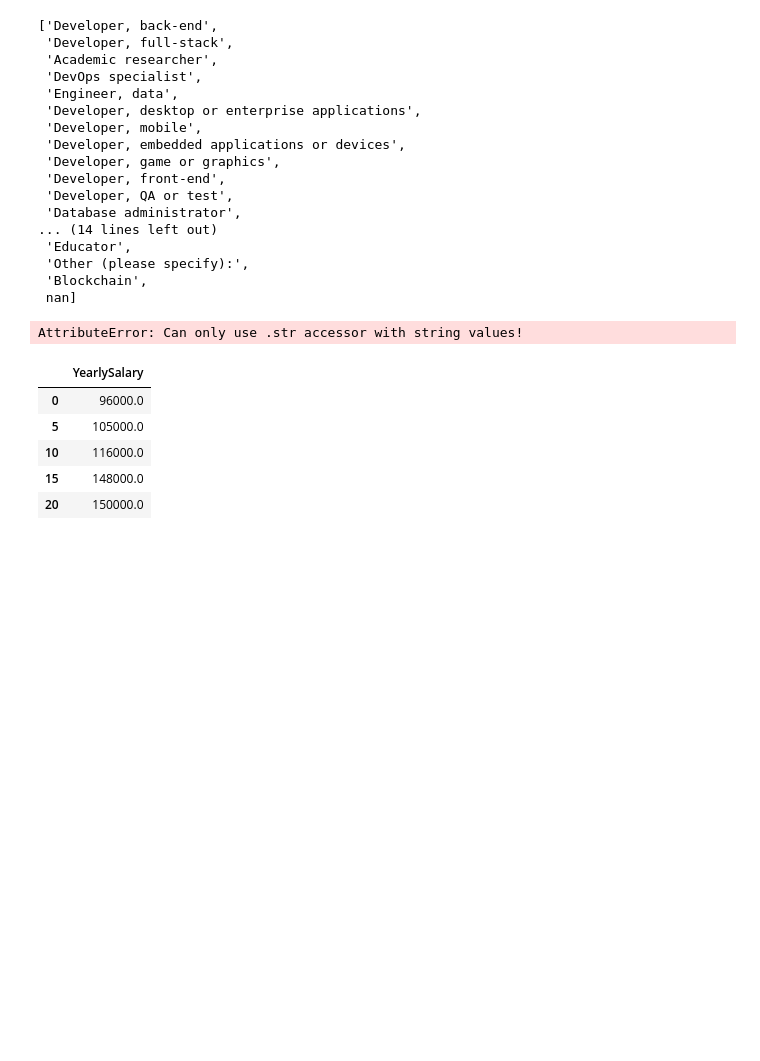
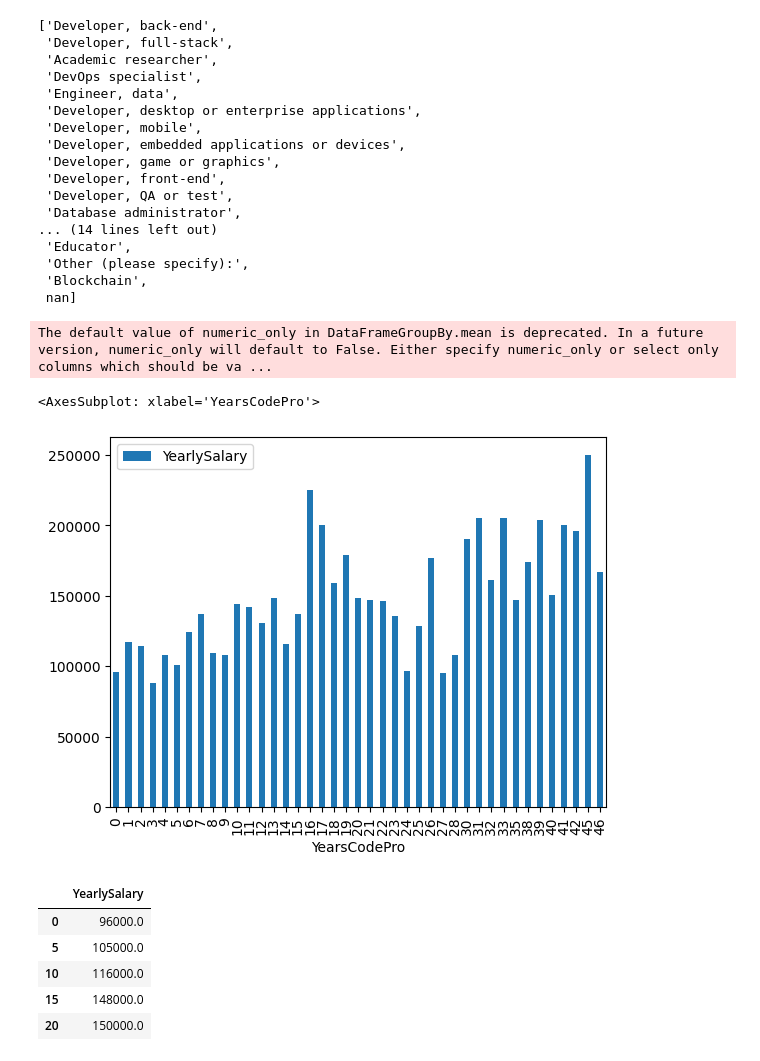
Before and after one commit to alphasigma25/VI-2022, a Jupyter notebook: data-engineering.ipynb, the cells around one changed output. Drawn from its saved outputs; the diff is of its cells as text; code cells hidden in the pictures; blank space fills up the shorter version.

```diff
--- a/data-engineering.ipynb
+++ b/data-engineering.ipynb
@@ -228,21 +236,21 @@ df_features['DevType'].str.split(';').explode().unique().tolist()
 # %%
 # Display the histogram for the Data Scientists
 df_features['DevType'] = df_features['DevType'].fillna("")
 df_ds = df_features[df_features['DevType'].str.contains("Data scientist")]
 df_ds
 
 # Filter the salary to remove the outliers
 df_ds = df_ds.loc[df_ds['YearlySalary'] > df_ds.YearlySalary.quantile(0.1)]
 df_ds = df_ds.loc[df_ds['YearlySalary'] < df_ds.YearlySalary.quantile(0.9)]
 
-df_ds['YearsCodePro'] = df_ds['YearsCodePro'].str.replace('Less than 1 year', '0')
-df_ds['YearsCodePro'] = pd.to_numeric(df_ds['YearsCodePro'])
 df_ds = df_ds.sort_values(by=['YearsCodePro'])
 df_ds_years = df_ds.groupby(['YearsCodePro']).mean()
 
 df_ds_years.plot.bar()
 # %% [output]
-AttributeError: Can only use .str accessor with string values!
+The default value of numeric_only in DataFrameGroupBy.mean is deprecated. In a future version, numeric_only will default to False. Either specify numeric_only or select only columns which should be va ...
+<AxesSubplot: xlabel='YearsCodePro'>
+[figure, added]
 # %%
 # Create a new dataframe, containing a smoothed experience by salary visualization.
 # The point to display are : < 1, 1-4, 5-9, 10-19, 20+
```
Also changed, not shown: parts of 3 cells of this notebook, 1 other file.
